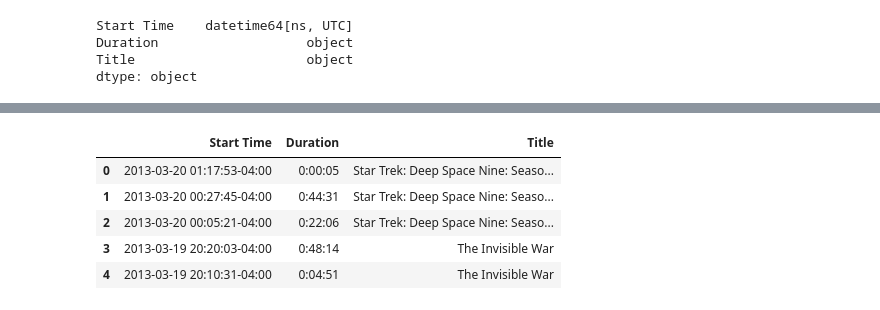
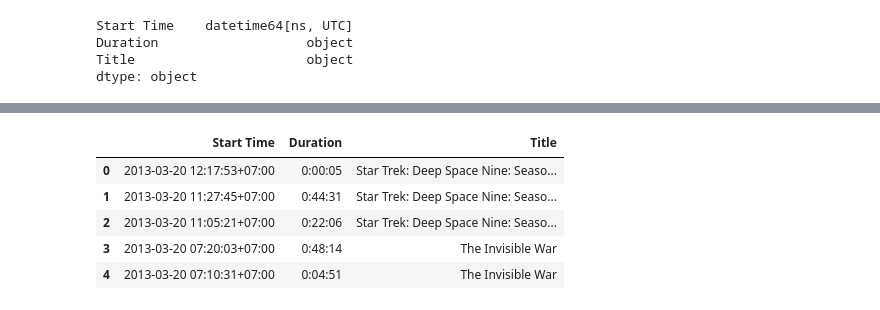
Before and after one commit to juanjosua/python-projects, a Jupyter notebook: analyze-personal-netflix-data/Analyze Personal Netflix Data.ipynb, the cells around one changed output, grey strips where cells are left out. Cells and saved outputs as stored; diff of their text form; code cells hidden in the pictures.

```diff
--- a/analyze-personal-netflix-data/Analyze Personal Netflix Data.ipynb
+++ b/analyze-personal-netflix-data/Analyze Personal Netflix Data.ipynb
@@ -48,19 +147,19 @@ dtype: object
 # %%
 # change the Start Time column into the dataframe's index
 df = df.set_index('Start Time')
 
-# convert from UTC timezone to eastern time
-df.index = df.index.tz_convert('US/Eastern')
+# convert from UTC timezone to Asia/Jakarta time
+df.index = df.index.tz_convert('Asia/Jakarta')
 
 # reset the index so that Start Time becomes a column again
 df = df.reset_index()
 
 #double-check that it worked
 df.head()
 # %% [output]
 |  | Start Time | Duration | Title |
-| 0 | 2013-03-20 01:17:53-04:00 | 0:00:05 | Star Trek: Deep Space Nine: Seaso... |
-| 1 | 2013-03-20 00:27:45-04:00 | 0:44:31 | Star Trek: Deep Space Nine: Seaso... |
-| 2 | 2013-03-20 00:05:21-04:00 | 0:22:06 | Star Trek: Deep Space Nine: Seaso... |
-| 3 | 2013-03-19 20:20:03-04:00 | 0:48:14 | The Invisible War |
-| 4 | 2013-03-19 20:10:31-04:00 | 0:04:51 | The Invisible War |
+| 0 | 2013-03-20 12:17:53+07:00 | 0:00:05 | Star Trek: Deep Space Nine: Seaso... |
+| 1 | 2013-03-20 11:27:45+07:00 | 0:44:31 | Star Trek: Deep Space Nine: Seaso... |
+| 2 | 2013-03-20 11:05:21+07:00 | 0:22:06 | Star Trek: Deep Space Nine: Seaso... |
+| 3 | 2013-03-20 07:20:03+07:00 | 0:48:14 | The Invisible War |
+| 4 | 2013-03-20 07:10:31+07:00 | 0:04:51 | The Invisible War |
```
Also changed, not shown: parts of 57 cells of this notebook, 5 other files.
